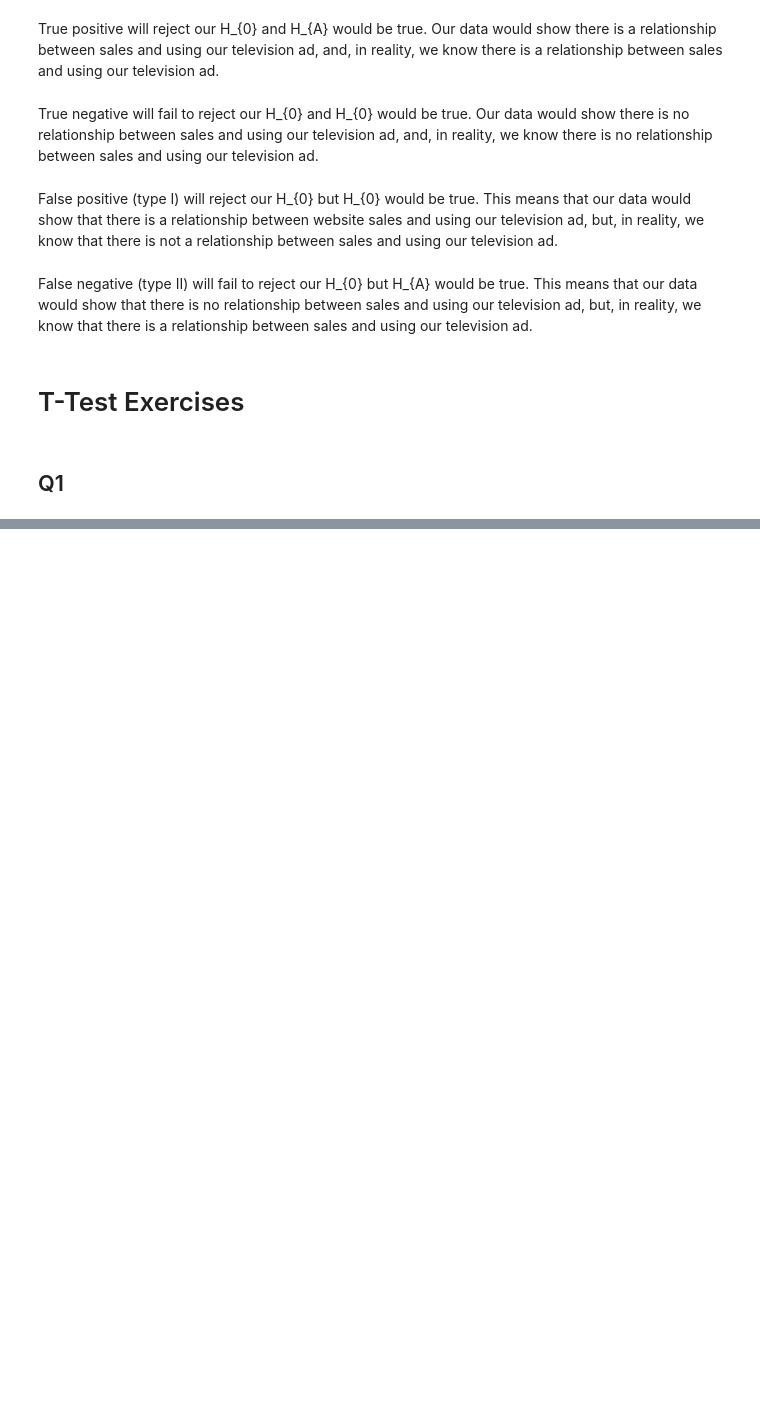
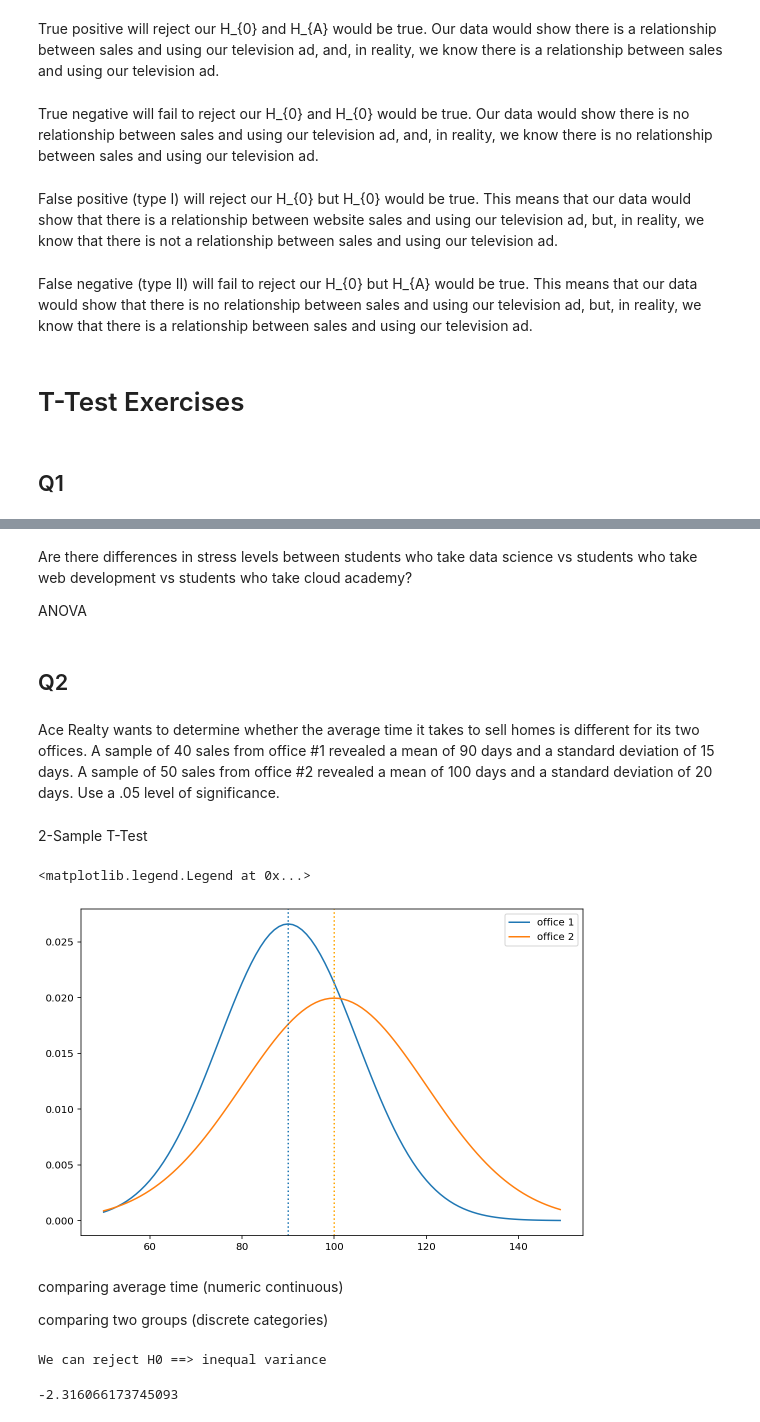
Before and after one commit to Michael-Austin-Mesa/statistics-exercises, a Jupyter notebook: hypothesis_testing.ipynb, the cells around one changed output, grey strips where cells are left out. Cells and saved outputs as stored; diff of their text form; code cells hidden in the pictures; blank space fills up the shorter version.

```diff
--- a/hypothesis_testing.ipynb
+++ b/hypothesis_testing.ipynb
@@ -64,0 +84,6 @@ False negative (type II) will fail to reject our H_{0} but H_{A} would be true.
+# %% [markdown]
+Are there differences in stress levels between students who take data science vs students who take web development vs students who take cloud academy?
+
+ANOVA
+# %% [markdown]
+## Q2
@@ -64,0 +103,24 @@ False negative (type II) will fail to reject our H_{0} but H_{A} would be true.
+# %% [markdown]
+Ace Realty wants to determine whether the average time it takes to sell homes is different for its two offices. A sample of 40 sales from office #1 revealed a mean of 90 days and a standard deviation of 15 days. A sample of 50 sales from office #2 revealed a mean of 100 days and a standard deviation of 20 days. Use a .05 level of significance.
+# %% [markdown]
+2-Sample T-Test
+# %%
+x = np.arange(50,150)
+
+y1 = stats.norm(90,15).pdf(x)
+y2 = stats.norm(100,20).pdf(x)
+
+plt.figure(figsize=(9,6))
+plt.plot(x, y1, label = 'office 1')
+plt.plot(x, y2, label = 'office 2')
+plt.axvline(90, ls = ':')
+plt.axvline(100, ls = ':', color = 'orange')
+
+plt.legend()
+# %% [output]
+<matplotlib.legend.Legend at 0x...>
+[figure, added]
+# %% [markdown]
+comparing average time (numeric continuous)
+
+comparing two groups (discrete categories)
@@ -64,0 +130,7 @@ False negative (type II) will fail to reject our H_{0} but H_{A} would be true.
+# %%
+stat, p_val = stats.levene(office_1, office_2)
+
+if p_val < 0.05:
+    print('We can reject H0 ==> inequal variance')
+# %% [output]
+We can reject H0 ==> inequal variance
@@ -64,0 +141,4 @@ False negative (type II) will fail to reject our H_{0} but H_{A} would be true.
+# %%
+tstat
+# %% [output]
+-2.316066173745093
```
Also changed, not shown: parts of 56 cells of this notebook.
